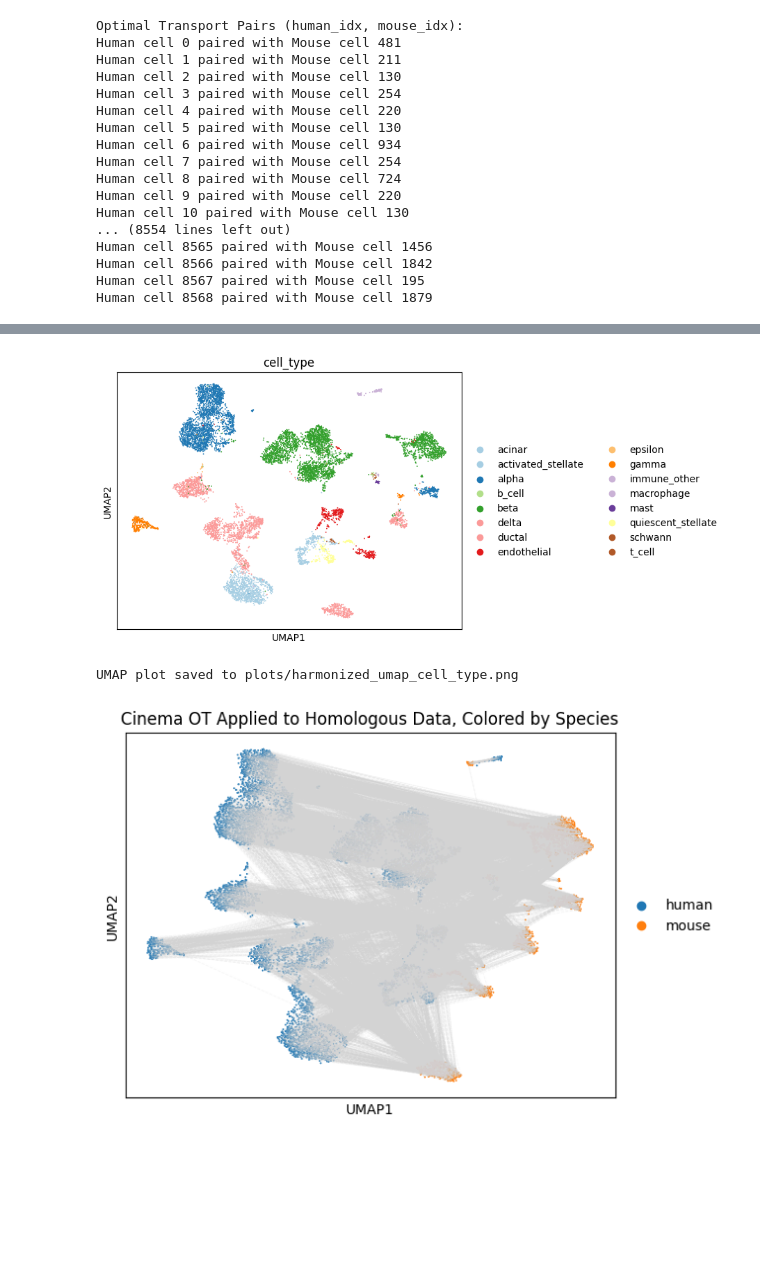
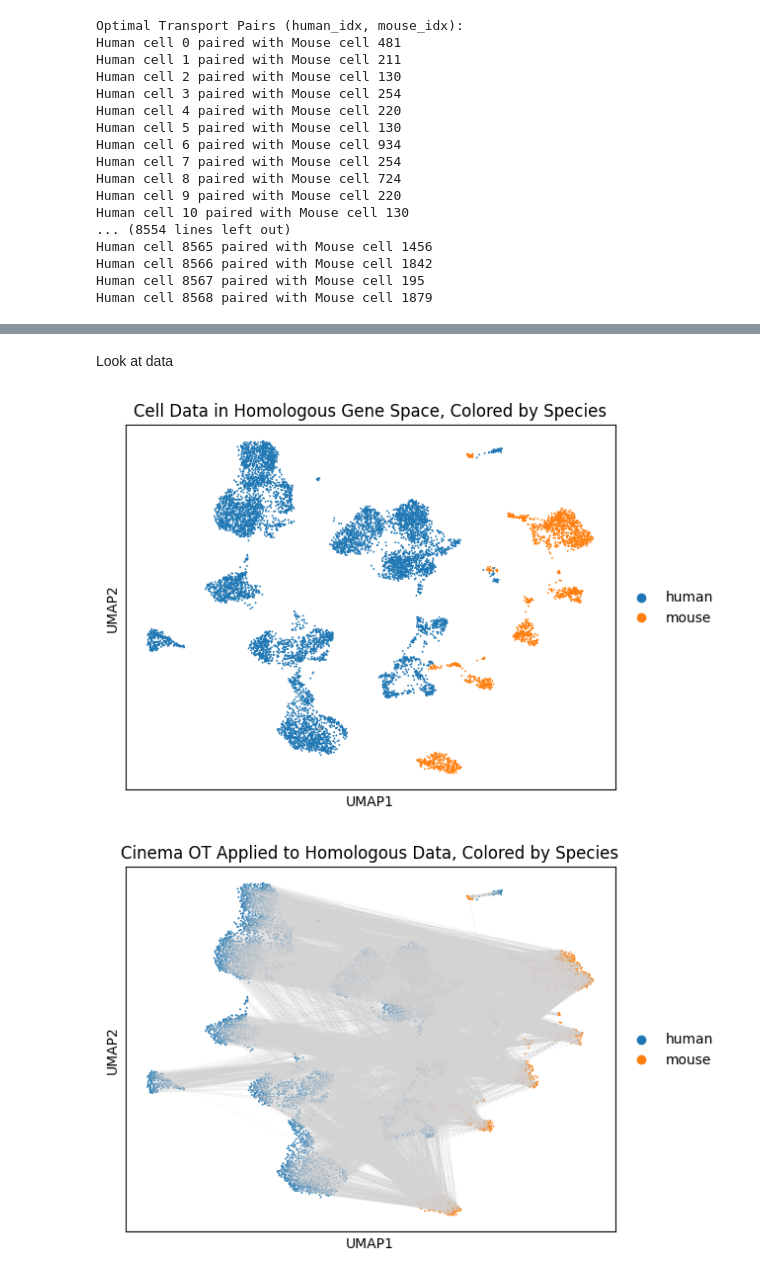
Before and after one commit to daphneraskin/cell2sentence-local, a Jupyter notebook: cross_species/Cinema_OT_on_Homology_Data/pancreas_tissue_cinema_ot_pairing.ipynb, the cells around one changed output, grey strips where cells are left out. Drawn from its saved outputs; the diff is of its cells as text; code cells hidden in the pictures; blank space fills up the shorter version.

```diff
--- a/cross_species/Cinema_OT_on_Homology_Data/pancreas_tissue_cinema_ot_pairing.ipynb
+++ b/cross_species/Cinema_OT_on_Homology_Data/pancreas_tissue_cinema_ot_pairing.ipynb
@@ -208,23 +195,3 @@ UMAP plot saved to plots/umap_species.png
-# %%
-
-# Optional: Visualize the optimal transport pairs on UMAP
-sc.pp.neighbors(combined_adata, use_rep='X_pca')
-sc.tl.umap(combined_adata)
-
-# Visualize UMAP
-umap_cell_type_plot_path = os.path.join(plots_dir, "umap_harmonized_cell_type.png")
-fig = sc.pl.umap(combined_adata, color=['cell_type'], return_fig=True, palette="Paired", s=7)
-plt.show()
-
-# Save the plot using matplotlib
-fig.savefig(umap_cell_type_plot_path, dpi=300, bbox_inches='tight')
-plt.close()  # Close the plot to free memory
-
-# Print confirmation
-print(f"UMAP plot saved to {umap_cell_type_plot_path}")
-# %% [output]
-[figure, removed]
-UMAP plot saved to plots/harmonized_umap_cell_type.png
 # %%
 def plot_joint_umap_with_pairs(
     human_mouse_joint_adata,
@@ -323,6 +290,23 @@ def plot_joint_umap_with_pairs(
 
     # Print confirmation
     print(f"Plot saved to {full_save_path}")
+# %% [markdown]
+Look at data
+# %%
+# Optional: Visualize the optimal transport pairs on UMAP
+#sc.pp.neighbors(combined_adata, use_rep='X_pca')
+#sc.tl.umap(combined_adata)
+
+# Visualize UMAP
+fig = sc.pl.umap(combined_adata, color=['species'], return_fig=True, s=7, title="Cell Data in Homologous Gene Space, Colored by Species")
+plt.show()
+
+# Save the plot using matplotlib
+plt.close()  # Close the plot to free memory
+
+# Print confirmation
+# %% [output]
+[figure, added]
 # %%
 color_label='species'
 plot_joint_umap_with_pairs(
```
Also changed, not shown: parts of 21 cells of this notebook, 42 other files.
